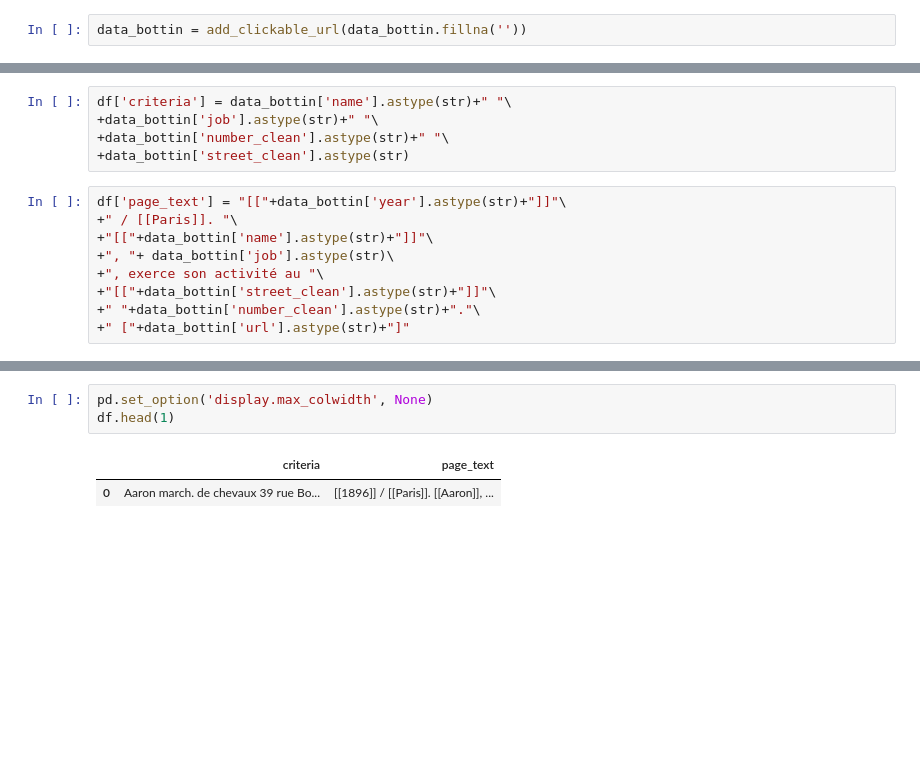
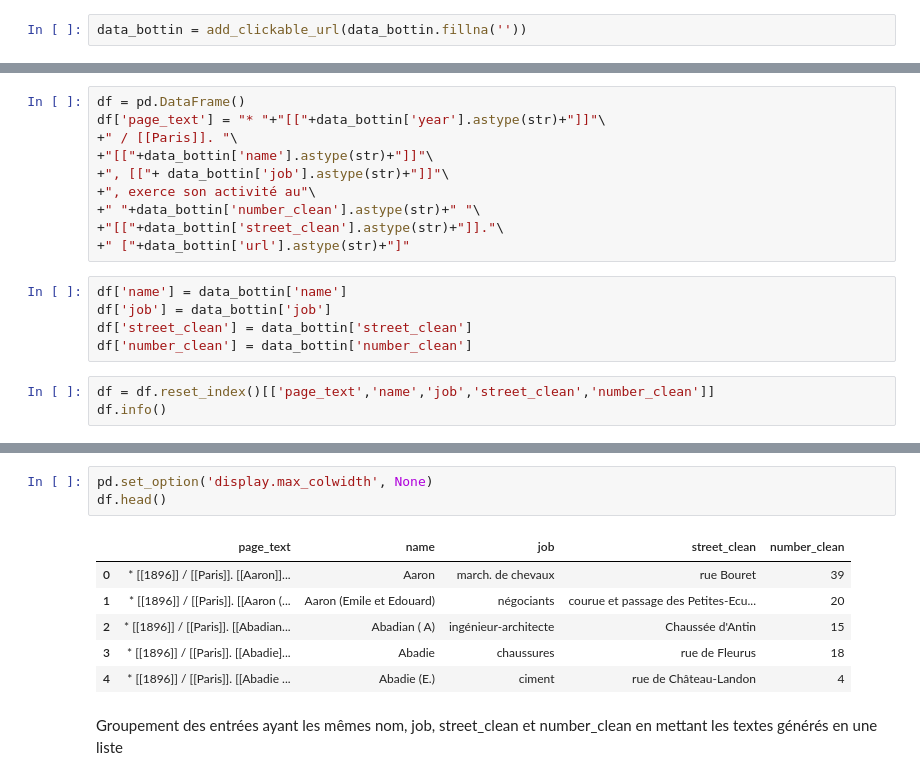
Before and after one commit to ayman-mezghani/BotSHSDH, a Jupyter notebook: final_bot.ipynb, the cells around one changed output, grey strips where cells are left out. Cells and saved outputs as stored; diff of their text form; blank space fills up the shorter version.

```diff
--- a/final_bot.ipynb
+++ b/final_bot.ipynb
@@ -53,14 +63,18 @@ df = pd.DataFrame()
 # %%
-df['criteria'] = data_bottin['name'].astype(str)+" "\
-+data_bottin['job'].astype(str)+" "\
-+data_bottin['number_clean'].astype(str)+" "\
-+data_bottin['street_clean'].astype(str)
+df = pd.DataFrame()
+df['page_text'] = "* "+"[["+data_bottin['year'].astype(str)+"]]"\
++" / [[Paris]]. "\
++"[["+data_bottin['name'].astype(str)+"]]"\
++", [["+ data_bottin['job'].astype(str)+"]]"\
++", exerce son activité au"\
++" "+data_bottin['number_clean'].astype(str)+" "\
++"[["+data_bottin['street_clean'].astype(str)+"]]."\
++" ["+data_bottin['url'].astype(str)+"]"
-# %%
-df['page_text'] = "[["+data_bottin['year'].astype(str)+"]]"\
-+" / [[Paris]]. "\
-+"[["+data_bottin['name'].astype(str)+"]]"\
-+", "+ data_bottin['job'].astype(str)\
-+", exerce son activité au "\
-+"[["+data_bottin['street_clean'].astype(str)+"]]"\
-+" "+data_bottin['number_clean'].astype(str)+"."\
-+" ["+data_bottin['url'].astype(str)+"]"
+# %%
+df['name'] = data_bottin['name']
+df['job'] = data_bottin['job']
+df['street_clean'] = data_bottin['street_clean']
+df['number_clean'] = data_bottin['number_clean']
+# %%
+df = df.reset_index()[['page_text','name','job','street_clean','number_clean']]
+df.info()
@@ -67,6 +94,12 @@ df['page_text'] = "[["+data_bottin['year'].astype(str)+"]]"\
 # %%
 pd.set_option('display.max_colwidth', None)
-df.head(1)
+df.head()
 # %% [output]
-|  | criteria | page_text |
-| 0 | Aaron march. de chevaux 39 rue Bo... | [[1896]] / [[Paris]]. [[Aaron]], ... |
+|  | page_text | name | job | street_clean | number_clean |
+| 0 | * [[1896]] / [[Paris]]. [[Aaron]]... | Aaron | march. de chevaux | rue Bouret | 39 |
+| 1 | * [[1896]] / [[Paris]]. [[Aaron (... | Aaron (Emile et Edouard) | négociants | courue et passage des Petites-Ecu... | 20 |
+| 2 | * [[1896]] / [[Paris]]. [[Abadian... | Abadian ( A) | ingénieur-architecte | Chaussée d'Antin | 15 |
+| 3 | * [[1896]] / [[Paris]]. [[Abadie]... | Abadie | chaussures | rue de Fleurus | 18 |
+| 4 | * [[1896]] / [[Paris]]. [[Abadie ... | Abadie (E.) | ciment | rue de Château-Landon | 4 |
+# %% [markdown]
+Groupement des entrées ayant les mêmes nom, job, street_clean et number_clean en mettant les textes générés en une liste
```
Also changed, not shown: parts of 34 cells of this notebook, 1 other file.
